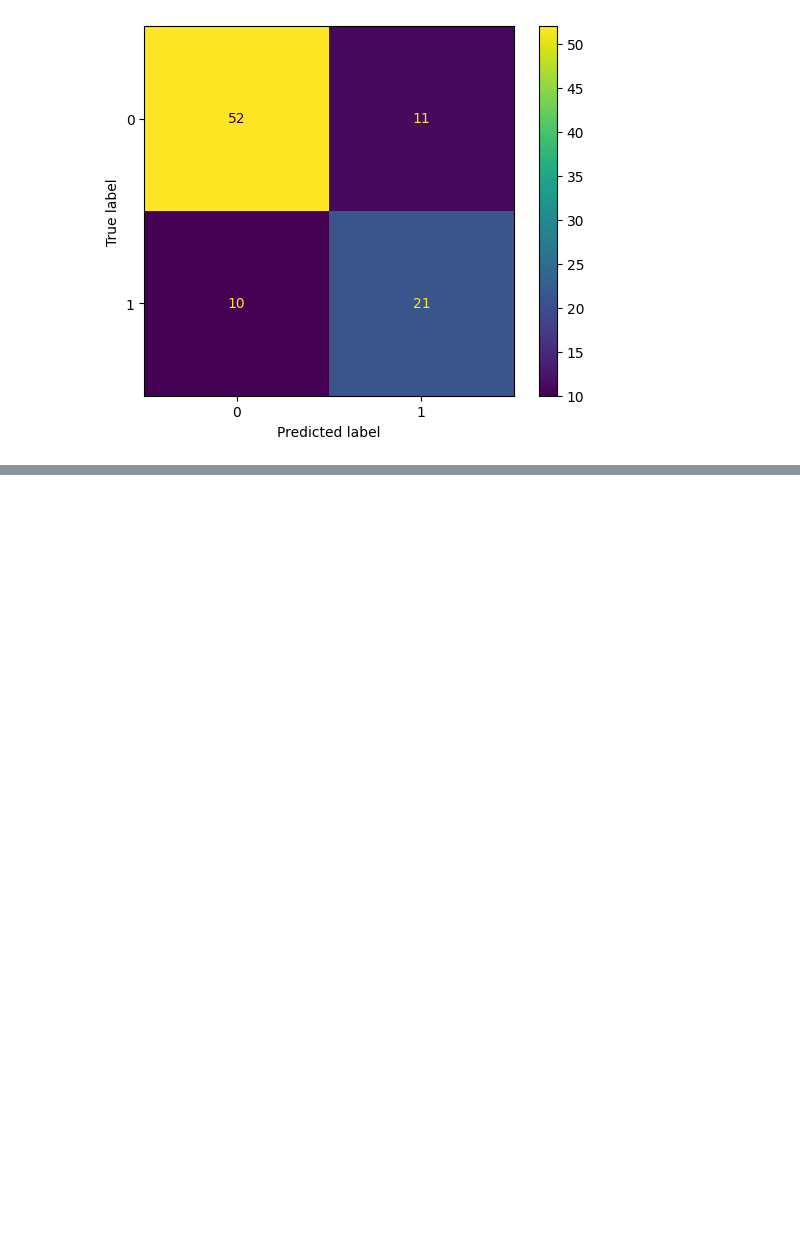
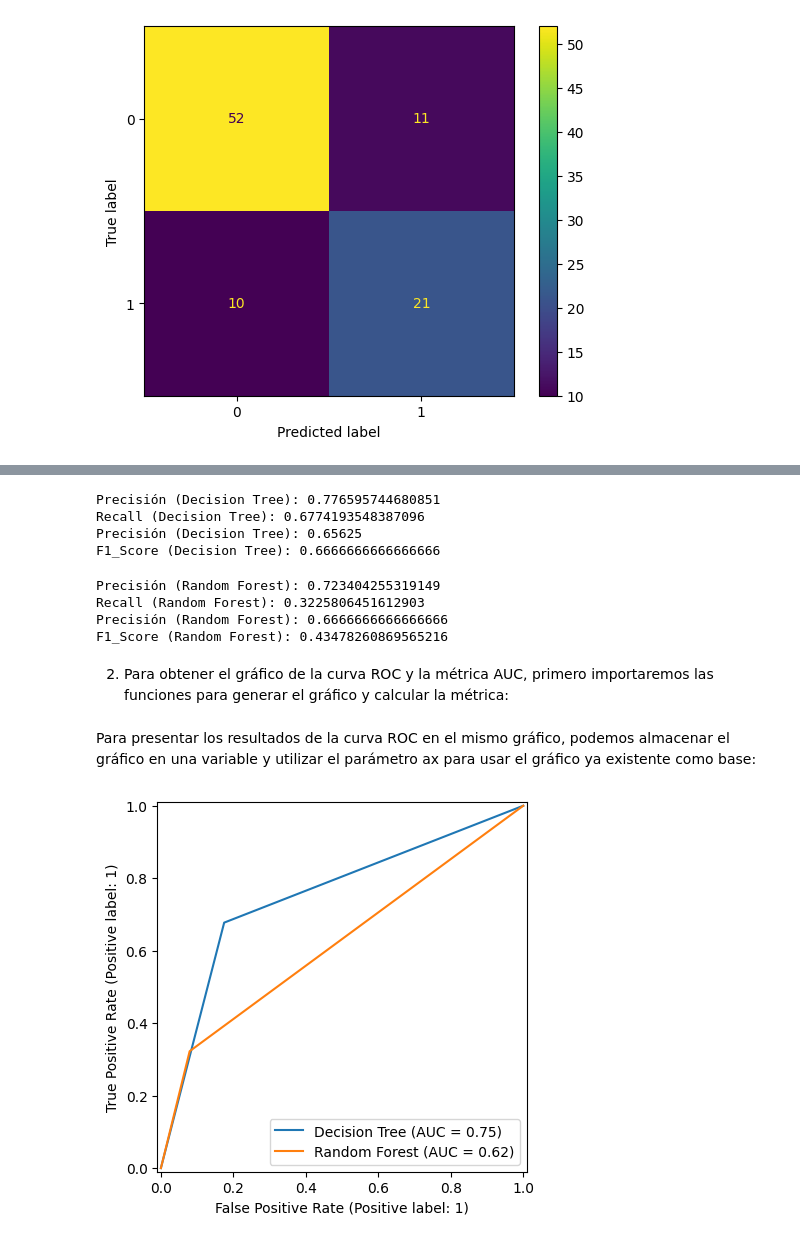
Before and after one commit to jorgevillegazz/Estadisticas-y-Machine-Learning-G9---ONE, a Jupyter notebook: DESAFIO_diabetes_clas_val_mod_met_eva.ipynb, the cells around one changed output, grey strips where cells are left out. Cells and saved outputs as stored; diff of their text form; code cells hidden in the pictures; blank space fills up the shorter version.

```diff
--- a/DESAFIO_diabetes_clas_val_mod_met_eva.ipynb
+++ b/DESAFIO_diabetes_clas_val_mod_met_eva.ipynb
@@ -100,0 +124,26 @@ ConfusionMatrixDisplay.from_predictions(y_val, prediccion_rf);
+# %%
+prevision_arbol = arbol.predict(x_val)
+
+print(f'Precisión (Decision Tree): {accuracy_score(y_val, prevision_arbol)}')
+print(f'Recall (Decision Tree): {recall_score(y_val, prevision_arbol)}')
+print(f'Precisión (Decision Tree): {precision_score(y_val, prevision_arbol)}')
+print(f'F1_Score (Decision Tree): {f1_score(y_val, prevision_arbol)}')
+# %% [output]
+Precisión (Decision Tree): 0.776595744680851
+Recall (Decision Tree): 0.6774193548387096
+Precisión (Decision Tree): 0.65625
+F1_Score (Decision Tree): 0.6666666666666666
+# %%
+prevision_rf = random_forest.predict(x_val)
+
+print(f'Precisión (Random Forest): {accuracy_score(y_val, prevision_rf)}')
+print(f'Recall (Random Forest): {recall_score(y_val, prevision_rf)}')
+print(f'Precisión (Random Forest): {precision_score(y_val, prevision_rf)}')
+print(f'F1_Score (Random Forest): {f1_score(y_val, prevision_rf)}')
+# %% [output]
+Precisión (Random Forest): 0.723404255319149
+Recall (Random Forest): 0.3225806451612903
+Precisión (Random Forest): 0.6666666666666666
+F1_Score (Random Forest): 0.43478260869565216
+# %% [markdown]
+2. Para obtener el gráfico de la curva ROC y la métrica AUC, primero importaremos las funciones para generar el gráfico y calcular la métrica:
@@ -100,0 +152,7 @@ ConfusionMatrixDisplay.from_predictions(y_val, prediccion_rf);
+# %% [markdown]
+Para presentar los resultados de la curva ROC en el mismo gráfico, podemos almacenar el gráfico en una variable y utilizar el parámetro ax para usar el gráfico ya existente como base:
+# %%
+curva_roc = RocCurveDisplay.from_predictions(y_val, prevision_arbol, name = 'Decision Tree')
+curva_roc = RocCurveDisplay.from_predictions(y_val, prevision_rf, name = 'Random Forest', ax = curva_roc.ax_)
+# %% [output]
+[figure, added]
```
Also changed, not shown: parts of 19 cells of this notebook.
